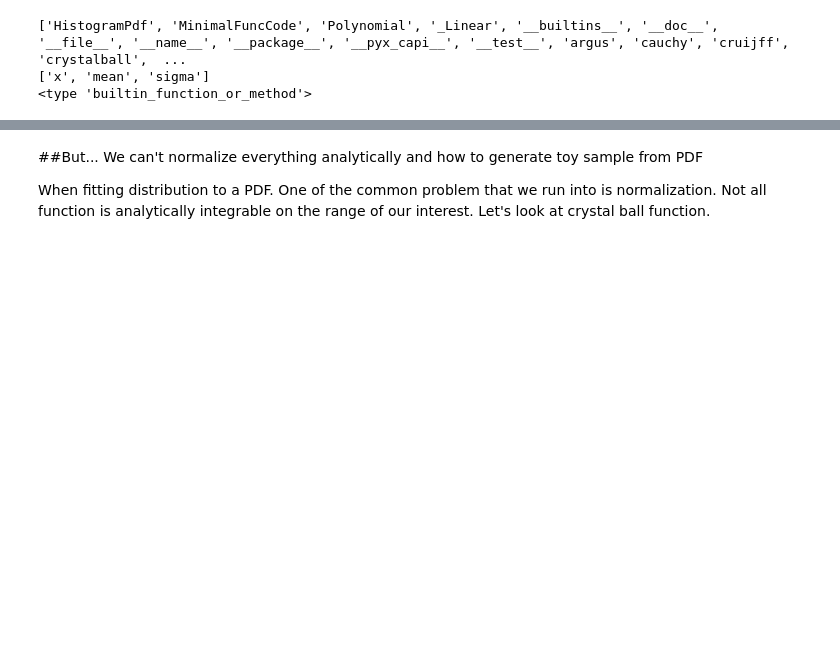
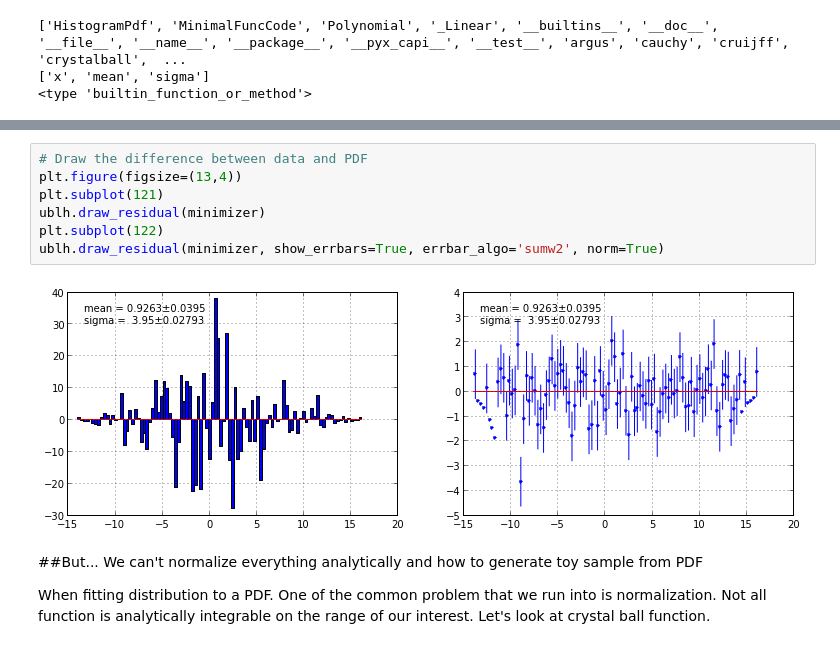
Before and after one commit to scikit-hep/probfit, a Jupyter notebook: tutorial/tutorial.ipynb, the cells around one changed output, grey strips where cells are left out. Drawn from its saved outputs; the diff is of its cells as text; blank space fills up the shorter version.

Commit message:
Separate draw_diff option from draw_ulh() and draw_blh() to separate functions draw_residual_ulh() and draw_residual_blh()

```diff
--- a/tutorial/tutorial.ipynb
+++ b/tutorial/tutorial.ipynb
@@ -389,6 +389,15 @@ ublh.draw(minimizer, show_errbars=True, errbar_algo='normal') # control how fit
 | 2 | sigma | 3.950224e+00 | 2.793227e-02 | 0.000000e+00 | 0.000000e+00 |  |  |  |
 [interactive output not drawn]
 [figure]
+# %%
+# Draw the difference between data and PDF
+plt.figure(figsize=(13,4))
+plt.subplot(121)
+ublh.draw_residual(minimizer)
+plt.subplot(122)
+ublh.draw_residual(minimizer, show_errbars=True, errbar_algo='sumw2', norm=True)
+# %% [output]
+[figure, added]
 # %% [markdown]
 ##But... We can't normalize everything analytically and how to generate toy sample from PDF
 
```
Also changed, not shown: parts of 1 cell of this notebook, 8 other files.
